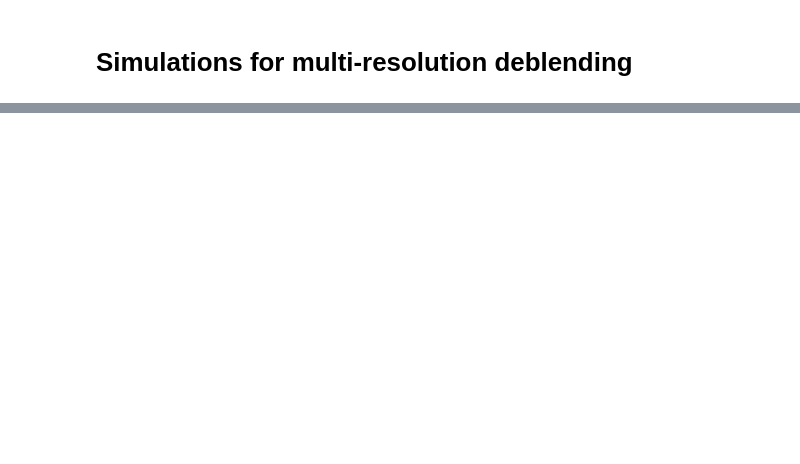
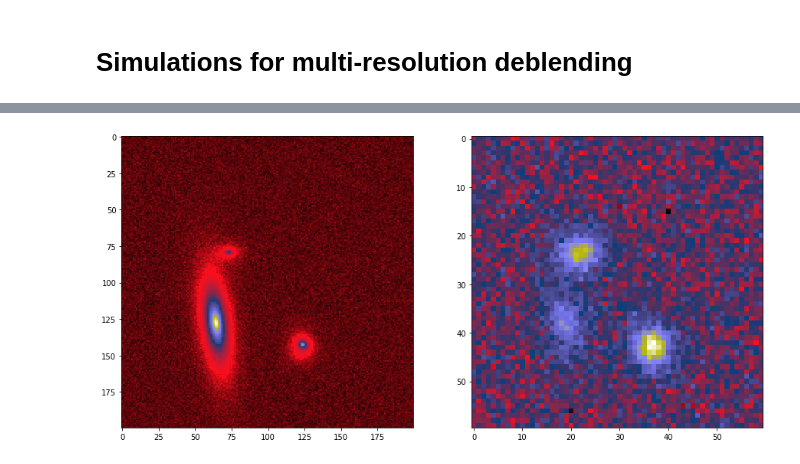
Before and after one commit to herjy/Multi_resolution_comparison, a Jupyter notebook: Simulated_mr_scenes.ipynb, the cells around one changed output, grey strips where cells are left out. Cells and saved outputs as stored; diff of their text form; code cells hidden in the pictures; blank space fills up the shorter version.

Commit message:
Simultaed multi-resolution scene that emulates real-data results

```diff
--- a/Simulated_mr_scenes.ipynb
+++ b/Simulated_mr_scenes.ipynb
@@ -40,18 +43,31 @@ matplotlib.rc('image', interpolation='none')
 # %%
 hr_dict = HST
-lr_dict = HSC
+lr_dict = RUBIN
 
 nlr = 60
 nhr = np.int(np.around(nlr*lr_dict['pixel']/hr_dict['pixel'], decimals = 3))
-
-hr, lr, wcs_hr, wcs_lr, psf_hr, psf_lr, shifts = gct.mk_scene(hr_dict, lr_dict, cat, (nhr,nhr), (nlr,nlr), 5)
+mk_sim = 1
+if mk_sim:
+    hr, lr, wcs_hr, wcs_lr, psf_hr, psf_lr, shifts = gct.mk_scene(hr_dict, lr_dict, cat,
+                                                                  (nhr,nhr), (nlr,nlr), 4, gal_type = 'parametric')
+    hr = hr[None, :,:]
+else:
+    datas = np.load('Multires_simulation.npz', allow_pickle = True)
+    hr, lr = datas['images']
+    psf_hr, psf_lr = datas['psf']
+    wcs_hr, wcs_lr = datas['wcs']
+    wcs_hr.array_shape = wcs_hr.wcs.crpix*2
+    wcs_lr.array_shape = wcs_lr.wcs.crpix*2
+    shifts = np.zeros((2,4))
 
 plt.figure(figsize = (15, 30))
 plt.subplot(121)
-plt.imshow(hr)
+plt.imshow(hr[0])
 plt.subplot(122)
 plt.imshow(lr[0])
 plt.show()
+# %% [output]
+[figure, added]
 # %%
 # Channels
 channels_hr = ['F814w']
```
Also changed, not shown: parts of 19 cells of this notebook, 3 other files.
